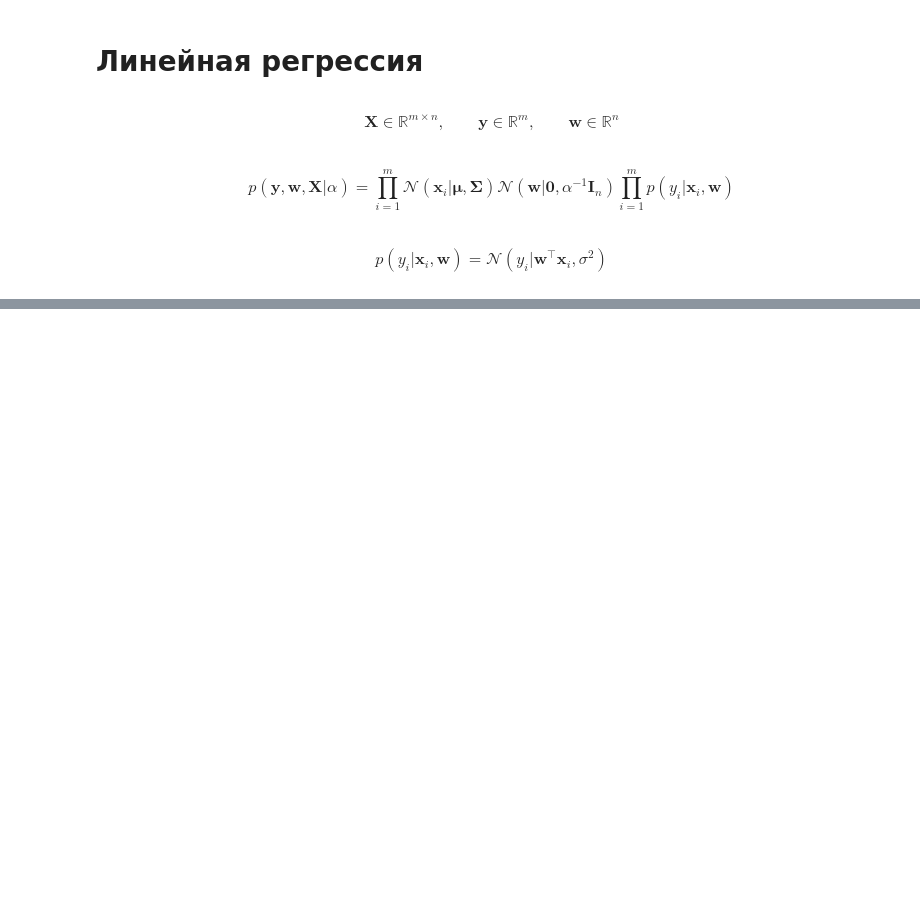
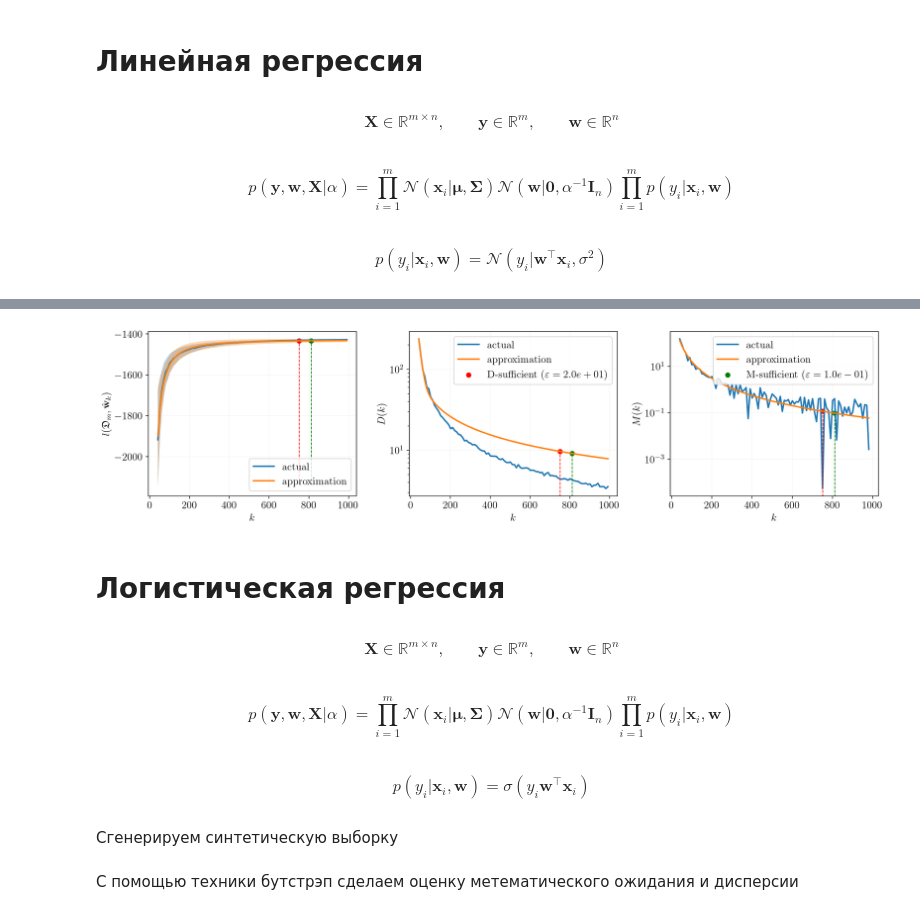
Before and after one commit to kisnikser/Bayesian-Sample-Size-Estimation, a Jupyter notebook: main.ipynb, the cells around one changed output, grey strips where cells are left out. Cells and saved outputs as stored; diff of their text form; code cells hidden in the pictures; blank space fills up the shorter version.

```diff
--- a/main.ipynb
+++ b/main.ipynb
@@ -252,0 +327,14 @@ plt.show()
+# %%
+plot_bootstrap_sufficient_approximation(sample_sizes, llh_means, llh_means_approximation, llh_vars, llh_vars_approximation, eps_variance=2e1, eps_rate=1e-1, save=True, filename="synthetic-regression-approximation.pdf")
+# %% [output]
+[figure, added]
+# %% [markdown]
+# Логистическая регрессия
+# %% [markdown]
+$$ \mathbf{X} \in \mathbb{R}^{m \times n}, \qquad \mathbf{y} \in \mathbb{R}^{m}, \qquad \mathbf{w} \in \mathbb{R}^{n} $$
+# %% [markdown]
+$$ p(\mathbf{y}, \mathbf{w}, \mathbf{X} | \alpha) = \prod_{i=1}^{m} \mathcal{N}(\mathbf{x}_i | \boldsymbol{\mu}, \mathbf{\Sigma}) \mathcal{N}(\mathbf{w} | \mathbf{0}, \alpha^{-1} \mathbf{I}_n) \prod_{i=1}^{m} p(y_i | \mathbf{x}_i, \mathbf{w}) $$
+# %% [markdown]
+$$ p(y_i | \mathbf{x}_i, \mathbf{w}) = \sigma(y_i \mathbf{w}^\top \mathbf{x}_i) $$
+# %% [markdown]
+Сгенерируем синтетическую выборку
@@ -252,0 +366,2 @@ plt.show()
+# %% [markdown]
+С помощью техники бутстрэп сделаем оценку метематического ожидания и дисперсии
```
Also changed, not shown: parts of 54 cells of this notebook, 29 other files.
